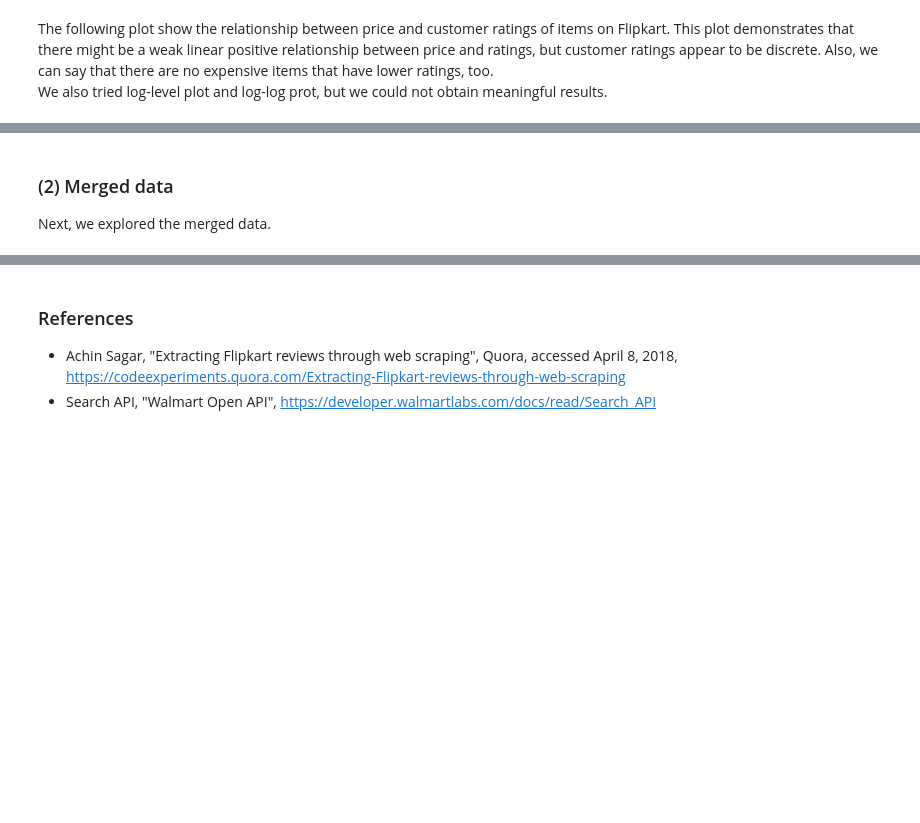
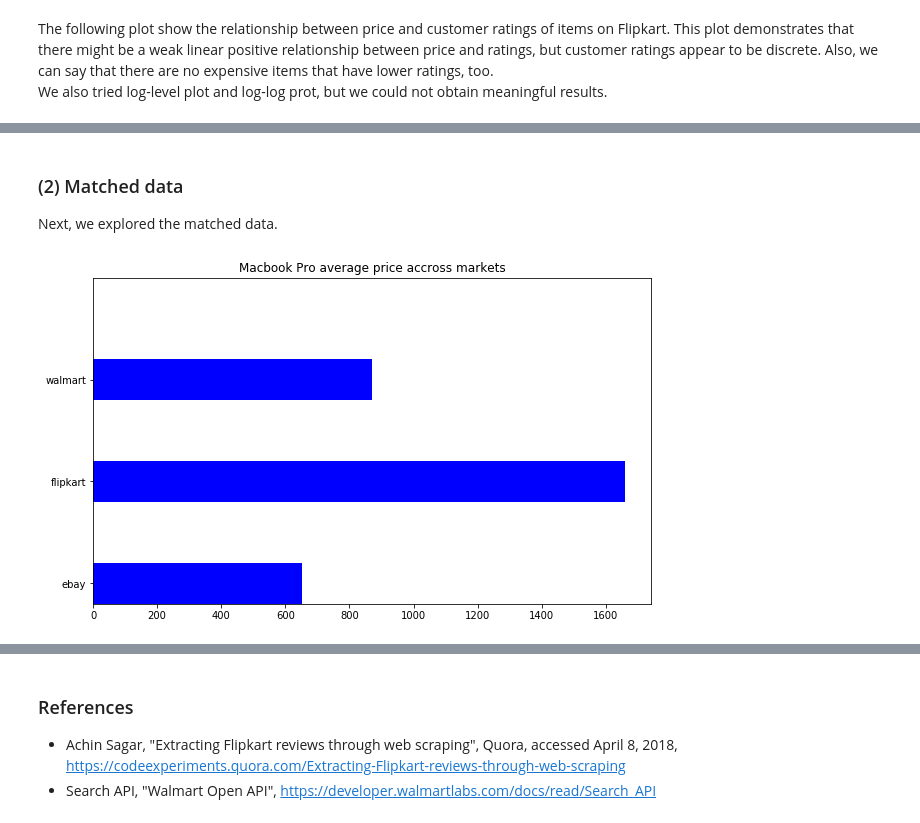
Before and after one commit to hika113/group16, a Jupyter notebook: Final_report_rev2.ipynb, the cells around one changed output, grey strips where cells are left out. Cells and saved outputs as stored; diff of their text form; code cells hidden in the pictures; blank space fills up the shorter version.

Commit message:
Changes for matched visualization

```diff
--- a/Final_report_rev2.ipynb
+++ b/Final_report_rev2.ipynb
@@ -478,7 +476,10 @@ np.set_printoptions(precision=4, suppress=True)
 ebay_data = pd.read_csv("ebay_clean.csv", index_col = 0)
 walmart_data = pd.read_csv("walmart_clean.csv", index_col = 0)
 flipkart_data = pd.read_csv("flipkart_clean.csv", index_col = 0)
-merged_data = pd.read_csv("merged.csv", index_col = 0)
+#merged_data = pd.read_csv("merged.csv", index_col = 0)
+matched_record_mackbook = pd.read_csv('Matched Records Mackbook Final.csv', index_col=0)
+matched_record_samsung = pd.read_csv('Matched Records Samsung Final.csv',encoding='latin-1', index_col=0)
+matched_record_sony = pd.read_csv('Matched Records SONY Final.csv', index_col=0)
 # %% [markdown]
 The descriptive statistics of product ("Samsung phones") data on eBay is as follows. We can see that the mean ratings is 4.56, which is relatively high. Thus, eBay users might tend to rate items high.
 # %%
@@ -567,3 +568,20 @@ Text(0.5,1,'Items sold on Flipkart')
 # %% [markdown]
-### (2) Merged data
-Next, we explored the merged data.
+### (2) Matched data
+Next, we explored the matched data.
+# %%
+matched_record_mackbook['Left_Right_Price'] = matched_record_mackbook['Left_Right_Price'].map(lambda x: x/66.62)
+# %%
+mac_ebay_mean = matched_record_mackbook['Price'].mean()
+mac_flipkart_mean = matched_record_mackbook['Left_Right_Price'].mean()
+mac_walmart_mean = matched_record_mackbook['Right_Price'].mean()
+# %%
+df = pd.DataFrame(dict(graph=['ebay', 'flipkart', 'walmart'],price=[mac_ebay_mean, mac_flipkart_mean, mac_walmart_mean]))
+i = np.arange(len(df))
+width = 0.4
+fig, ax = plt.subplots()
+ax.barh(i, df.price, width, color='blue')
+ax.set(yticks=i, yticklabels=df.graph, ylim=[2*width - 1, len(df)])
+plt.title("Macbook Pro average price accross markets")
+plt.show()
+# %% [output]
+[figure, added]
```
Also changed, not shown: parts of 27 cells of this notebook.
